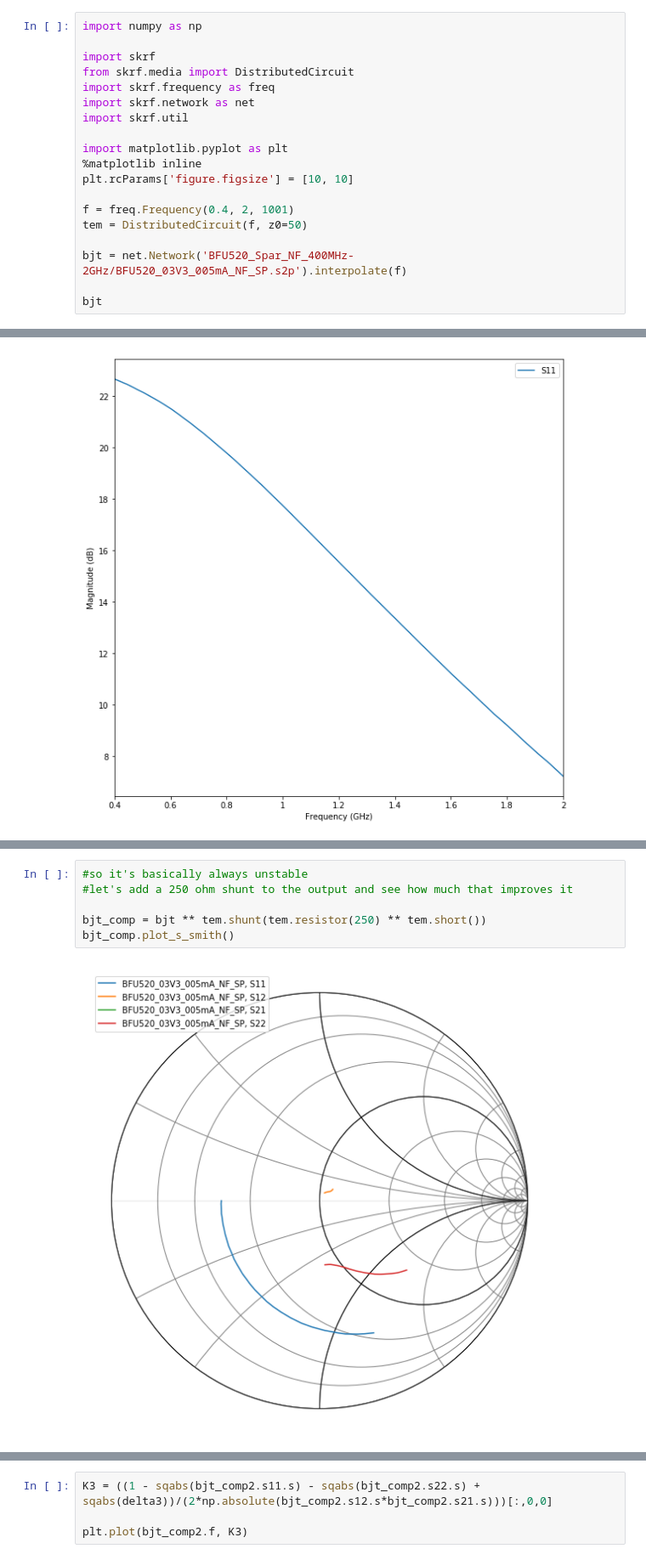
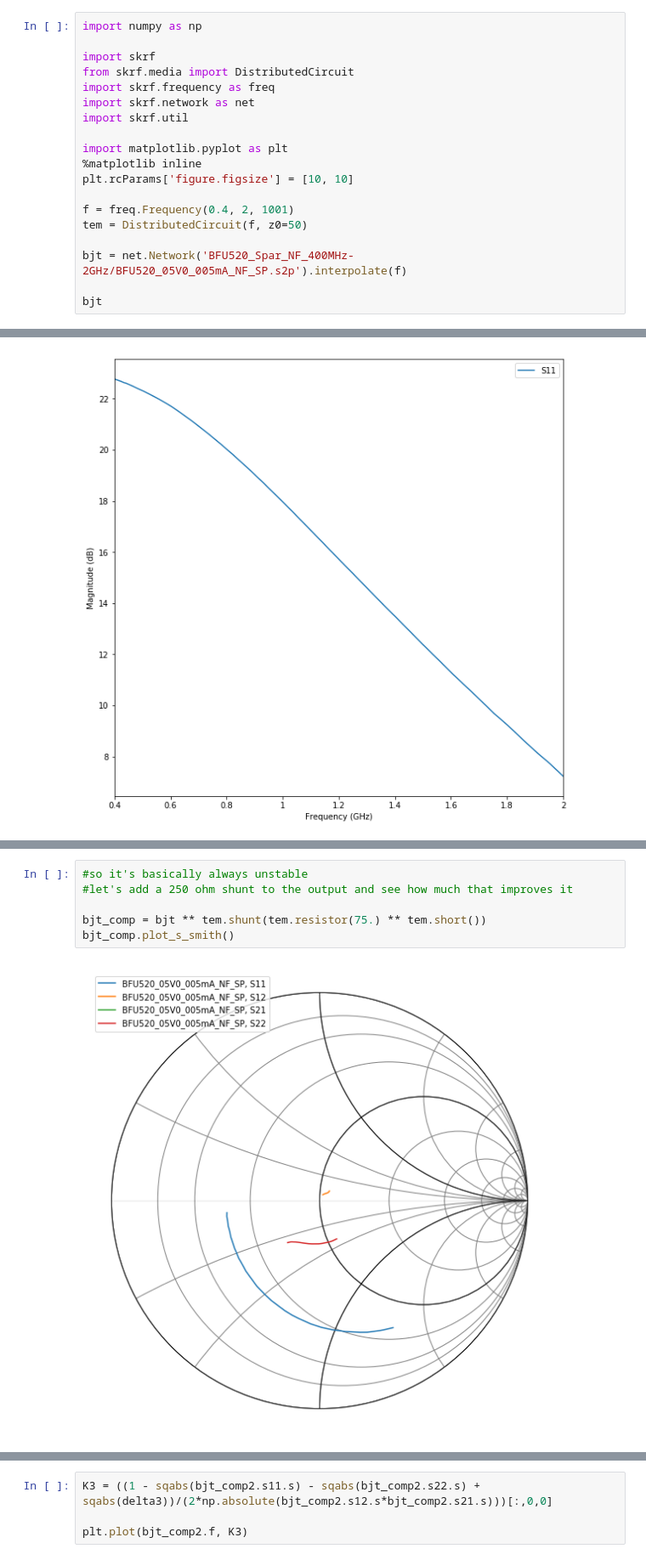
Before and after one commit to cactorium/ism-915mhz-transceiver, a Jupyter notebook: sim/low_noise.ipynb, the cells around one changed output, grey strips where cells are left out. Shown at 85% size. Cells and saved outputs as stored; diff of their text form.

```diff
--- a/sim/low_noise.ipynb
+++ b/sim/low_noise.ipynb
@@ -14,7 +14,7 @@ plt.rcParams['figure.figsize'] = [10, 10]
 f = freq.Frequency(0.4, 2, 1001)
 tem = DistributedCircuit(f, z0=50)
 
-bjt = net.Network('BFU520_Spar_NF_400MHz-2GHz/BFU520_03V3_005mA_NF_SP.s2p').interpolate(f)
+bjt = net.Network('BFU520_Spar_NF_400MHz-2GHz/BFU520_05V0_005mA_NF_SP.s2p').interpolate(f)
 
 bjt
 # %% [output]
@@ -216,11 +216,11 @@ plt.plot(bjt.f, K)
 # %%
 #so it's basically always unstable
 #let's add a 250 ohm shunt to the output and see how much that improves it
 
-bjt_comp = bjt ** tem.shunt(tem.resistor(250) ** tem.short())
+bjt_comp = bjt ** tem.shunt(tem.resistor(75.) ** tem.short())
 bjt_comp.plot_s_smith()
 # %% [output]
-[figure, old version]
+[figure, new version]
 # %%
 # let's calculate K again
 delta2 = bjt_comp.s11.s*bjt_comp.s22.s - bjt_comp.s12.s*bjt_comp.s21.s
```
Also changed, not shown: parts of 34 cells of this notebook, 25 other files.
